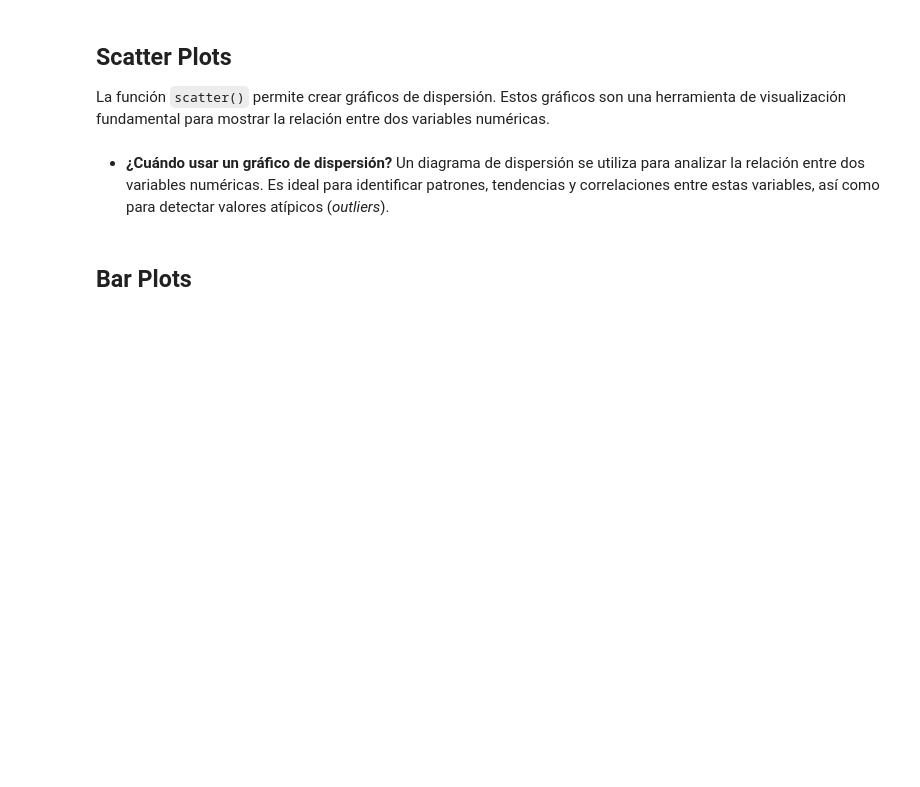
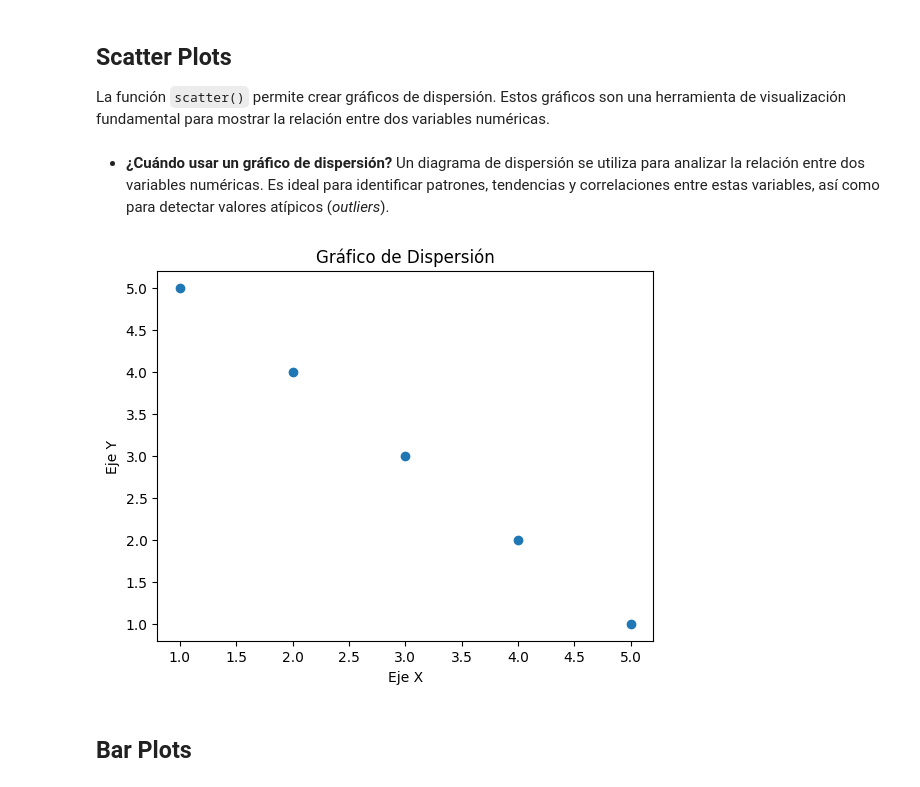
Before and after one commit to ayorick23/python-data-science-cheat-sheet, a Jupyter notebook: 03_matplotlib/01_basic_plots.ipynb, the cells around one changed output. Drawn from its saved outputs; the diff is of its cells as text; code cells hidden in the pictures; blank space fills up the shorter version.

```diff
--- a/03_matplotlib/01_basic_plots.ipynb
+++ b/03_matplotlib/01_basic_plots.ipynb
@@ -43,18 +45,18 @@ La función ``scatter()`` permite crear gráficos de dispersión. Estos gráfico
 # %%
 #Datos de ejemplo
 x = [1, 2, 3, 4, 5]
 y = [5, 4, 3, 2, 1]
 
 #Crear un gráfico de dispersión
 plt.scatter(x, y)
 
 plt.xlabel('Eje X')
 plt.ylabel('Eje Y')
 plt.title('Gráfico de Dispersión')
 
-plt.legend()
-plt.grid(True)
 plt.show()
+# %% [output]
+[figure, added]
 # %% [markdown]
 ## Bar Plots
 # %% [markdown]
```
Also changed, not shown: parts of 7 cells of this notebook, 1 other file.
